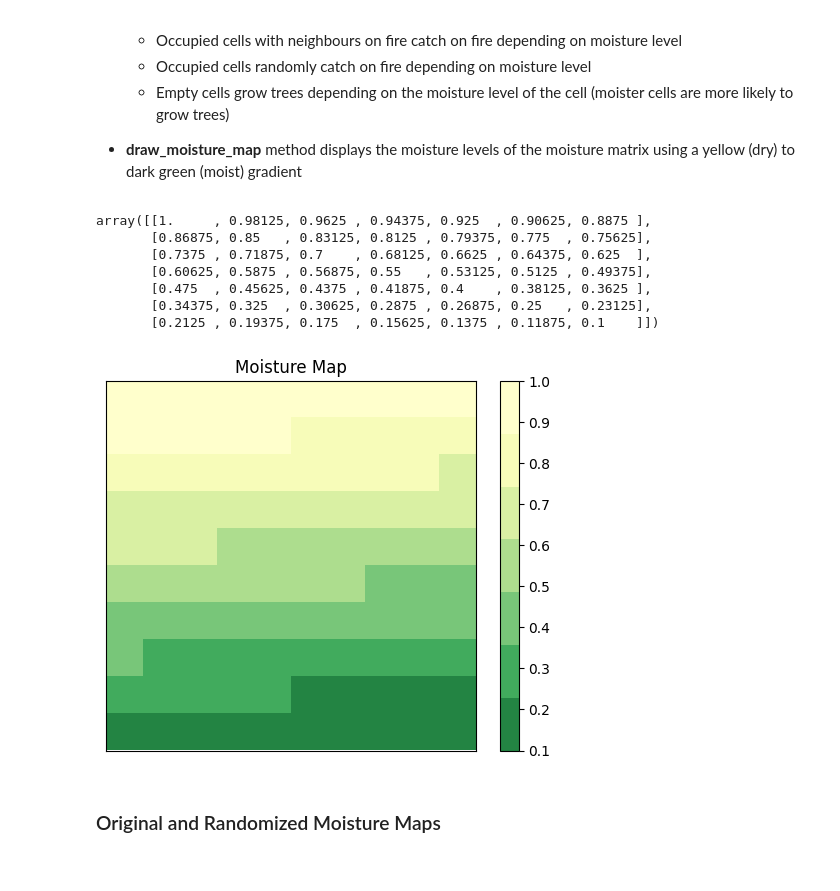
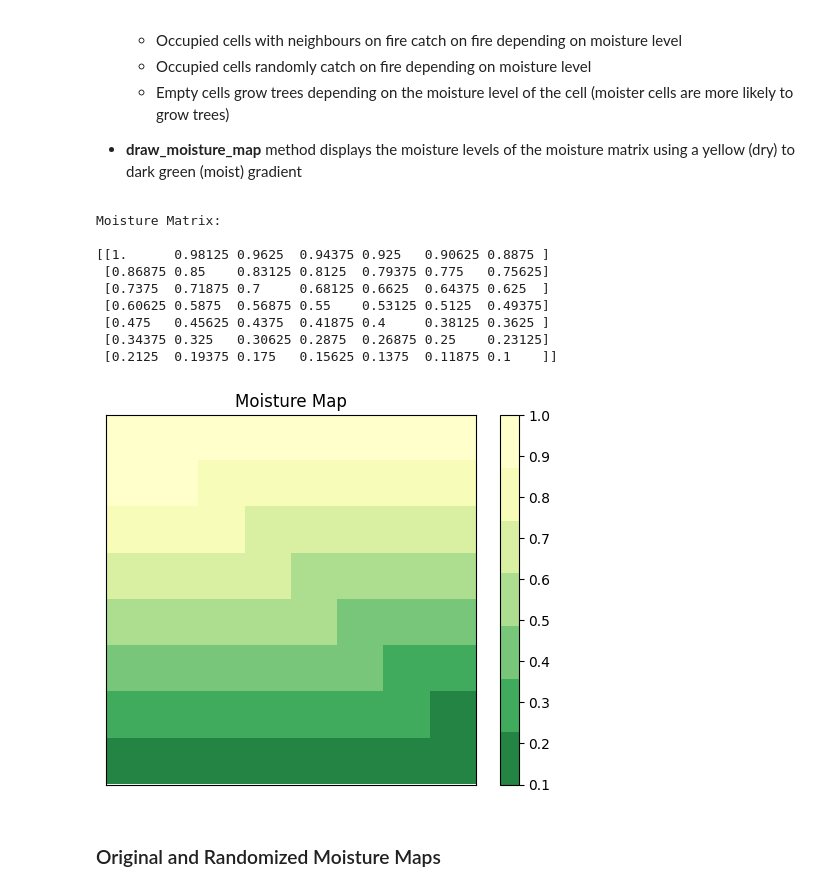
Before and after one commit to owengenge/cap-comp215, a Jupyter notebook: Project_2_Owen_Genge.ipynb, the cells around one changed output. Cells and saved outputs as stored; diff of their text form; code cells hidden in the pictures.

```diff
--- a/Project_2_Owen_Genge.ipynb
+++ b/Project_2_Owen_Genge.ipynb
@@ -219,43 +219,45 @@ class ForestFireMoisture(ForestFire):
       self.array[on_fire] = 0
 
       #occupied cell catches on fire if neighbouring cell is on fire (depending on moisture level)
       can_catch_fire = np.random.random(self.array.shape) < self.moisture
       self.array[can_catch_fire & neighbours_on_fire & occupied] = self.FIRE
 
       #occupied randomly cell catches on fire  depending on moisture
       can_catch_fire_f = np.random.random(self.array.shape) < (self.moisture * self.f)
       self.array[occupied & can_catch_fire_f] = self.FIRE
 
       #empty cell grows tree depending on how moist the cell is
       can_grow = np.random.random(self.array.shape) < ((np.linspace(0.1, 1, self.n*self.n).reshape((self.n, self.n))) * self.p)
       self.array[empty & can_grow] = self.OCCUPIED
 
       return self
 
     def draw_moisture_map(self, axes=None):
       """
       Displays a moisture map using a color gradient from yellow (driest cells) to dark green (moistest cells).
       """
       # display the moisture map using the specified color gradient
       fig, ax = plt.subplots()
       im = ax.imshow(self.moisture, cmap=self.moist_cmap)
       fig.colorbar(im)
       ax.set_title("Moisture Map")
       ax.set_xticks([])
       ax.set_yticks([])
       plt.show()
 
-display(ForestFireMoisture(7).moisture)
-ForestFireMoisture(10).draw_moisture_map()
+print(f'Moisture Matrix:\n\n{ForestFireMoisture(7).moisture}\n')
+ForestFireMoisture(8).draw_moisture_map()
 # %% [output]
-array([[1.     , 0.98125, 0.9625 , 0.94375, 0.925  , 0.90625, 0.8875 ],
-       [0.86875, 0.85   , 0.83125, 0.8125 , 0.79375, 0.775  , 0.75625],
-       [0.7375 , 0.71875, 0.7    , 0.68125, 0.6625 , 0.64375, 0.625  ],
-       [0.60625, 0.5875 , 0.56875, 0.55   , 0.53125, 0.5125 , 0.49375],
-       [0.475  , 0.45625, 0.4375 , 0.41875, 0.4    , 0.38125, 0.3625 ],
-       [0.34375, 0.325  , 0.30625, 0.2875 , 0.26875, 0.25   , 0.23125],
-       [0.2125 , 0.19375, 0.175  , 0.15625, 0.1375 , 0.11875, 0.1    ]])
+Moisture Matrix:
+
+[[1.      0.98125 0.9625  0.94375 0.925   0.90625 0.8875 ]
+ [0.86875 0.85    0.83125 0.8125  0.79375 0.775   0.75625]
+ [0.7375  0.71875 0.7     0.68125 0.6625  0.64375 0.625  ]
+ [0.60625 0.5875  0.56875 0.55    0.53125 0.5125  0.49375]
+ [0.475   0.45625 0.4375  0.41875 0.4     0.38125 0.3625 ]
+ [0.34375 0.325   0.30625 0.2875  0.26875 0.25    0.23125]
+ [0.2125  0.19375 0.175   0.15625 0.1375  0.11875 0.1    ]]
-[figure, old version]
+[figure, new version]
 # %% [markdown]
 ### Original and Randomized Moisture Maps
 # %%
```
Also changed, not shown: parts of 1 cell of this notebook.
